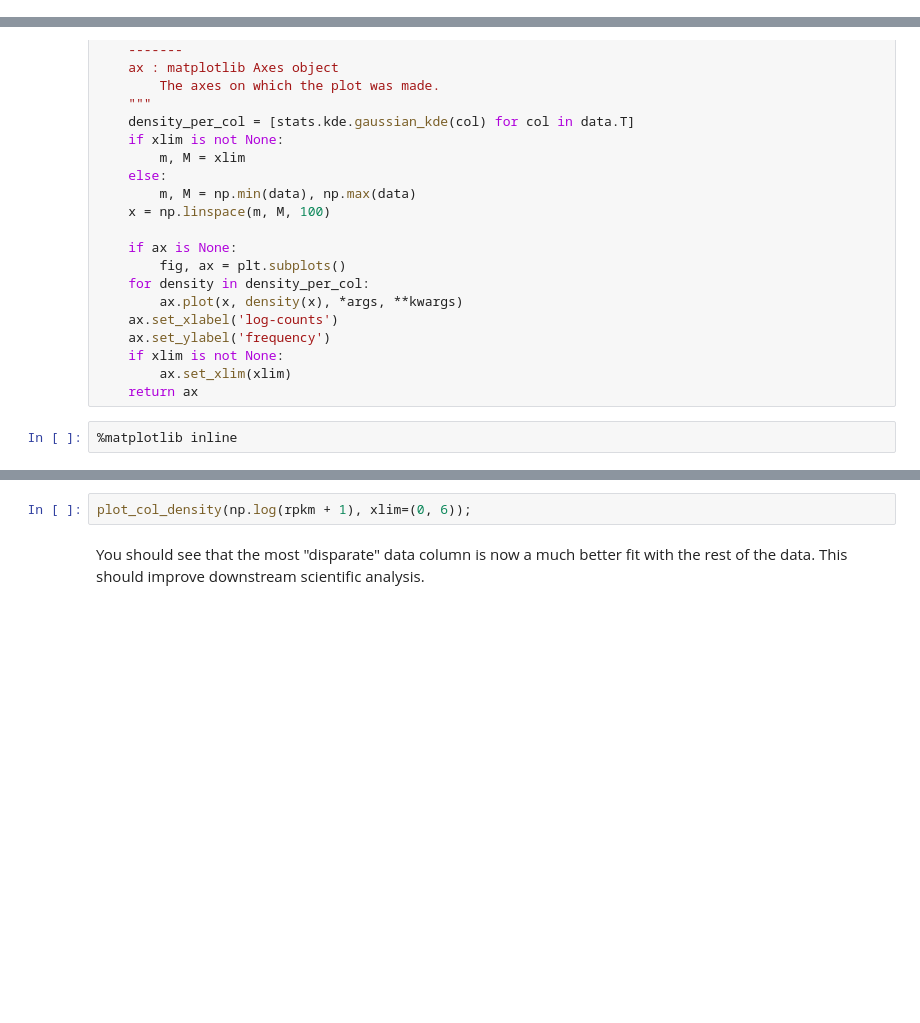
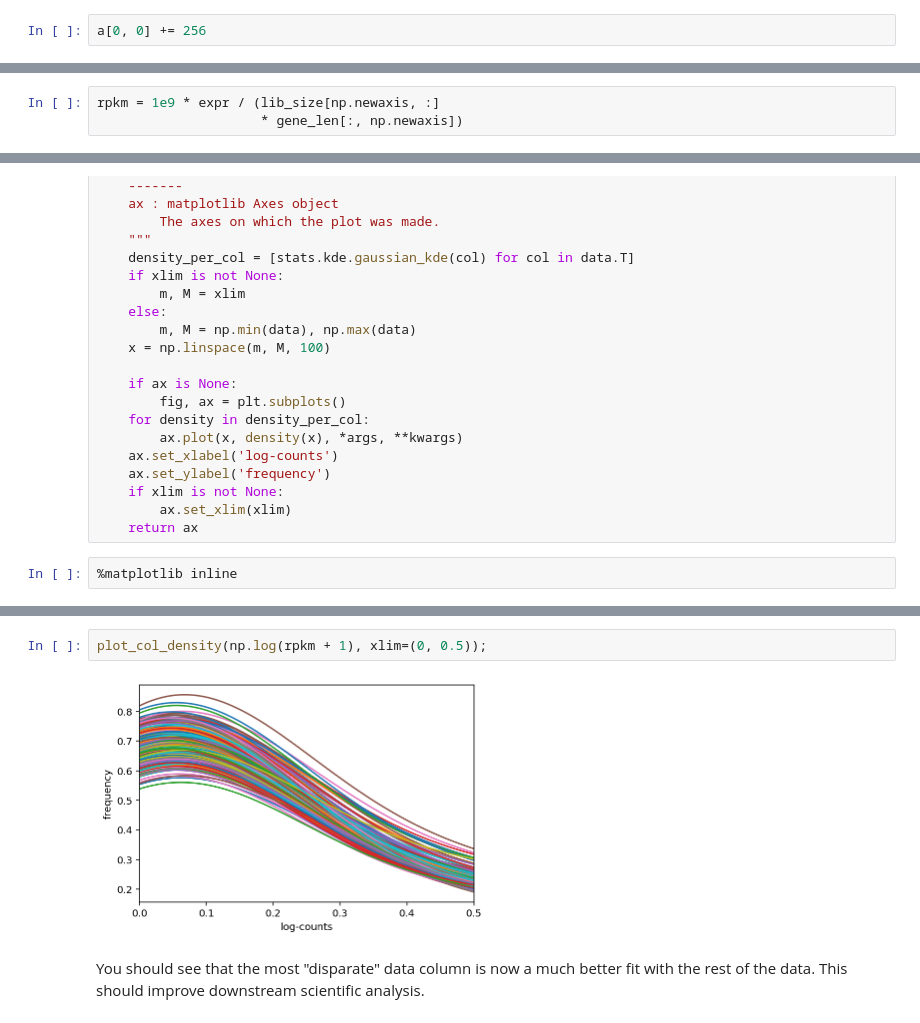
Before and after one commit to aspp-apac/2019-advanced-numpy, a Jupyter notebook: Advanced NumPy Patterns.ipynb, the cells around one changed output, grey strips where cells are left out. Cells and saved outputs as stored; diff of their text form; blank space fills up the shorter version.

```diff
--- a/Advanced NumPy Patterns.ipynb
+++ b/Advanced NumPy Patterns.ipynb
@@ -62,0 +105,2 @@ print(abytes[:24])
+# %%
+a[0, 0] += 256
@@ -160,3 +359,6 @@ rpkm = ...  # FIX THIS
+# %%
+rpkm = 1e9 * expr / (lib_size[np.newaxis, :]
+                     * gene_len[:, np.newaxis])
 # %% [markdown]
 In order to admire our handywork, we will use a custom plotting function:
 # %%
@@ -209,5 +413,7 @@ plot_col_density(np.log(expr+1));
 # %%
-plot_col_density(np.log(rpkm + 1), xlim=(0, 6));
+plot_col_density(np.log(rpkm + 1), xlim=(0, 0.5));
+# %% [output]
+[figure, added]
 # %% [markdown]
 You should see that the most "disparate" data column is now a much better fit with the rest of the data. This should improve downstream scientific analysis.
 # %% [markdown]
```
Also changed, not shown: parts of 61 cells of this notebook.
